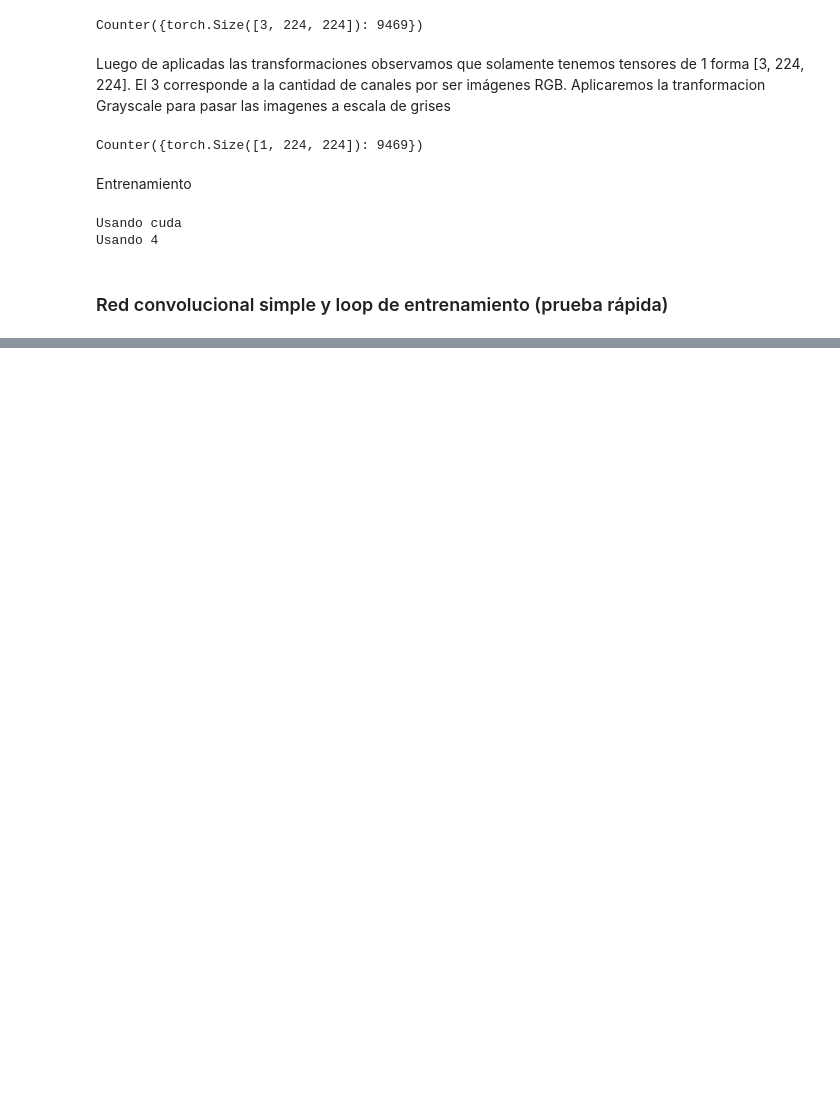
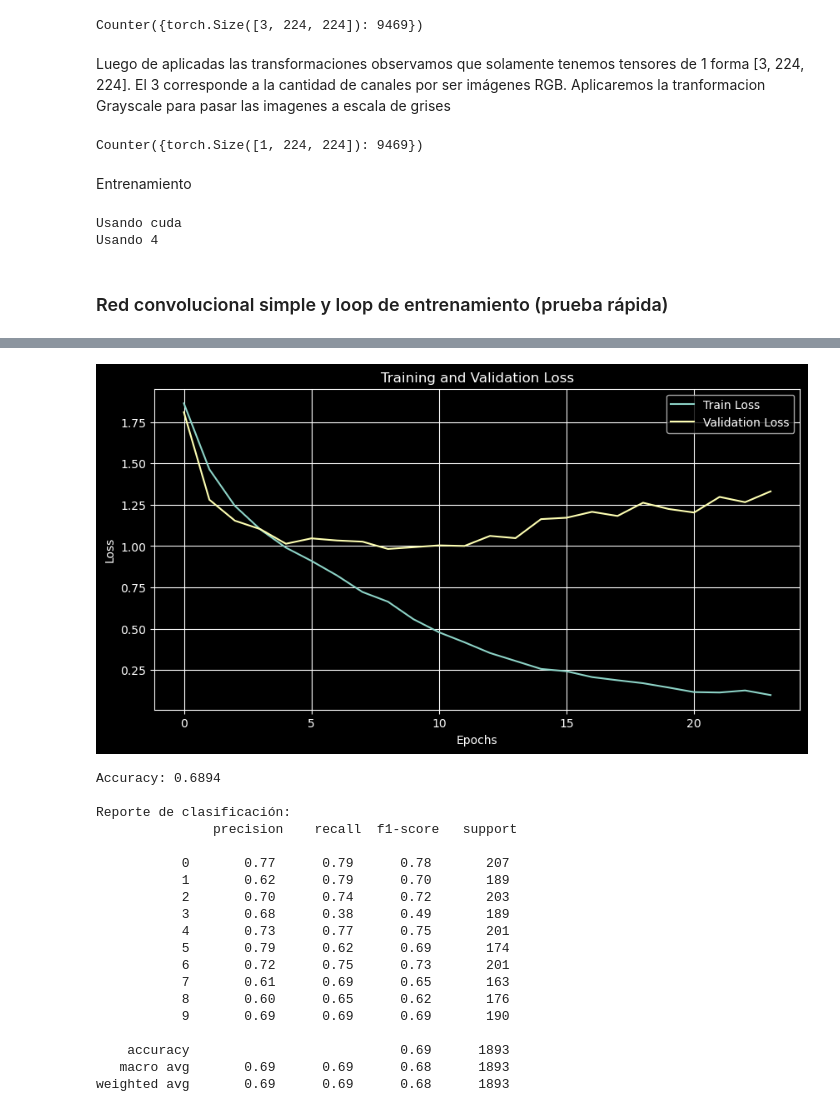
Before and after one commit to joacoguerrae/taller_dl, a Jupyter notebook: tarea_1/exploracion.ipynb, the cells around one changed output, grey strips where cells are left out. Drawn from its saved outputs; the diff is of its cells as text; code cells hidden in the pictures; blank space fills up the shorter version.

```diff
--- a/tarea_1/Tarea_1-letra.ipynb
+++ b/tarea_1/exploracion.ipynb
@@ -300,0 +488,24 @@ if Path('best_model.pt').exists():
+# %%
+utils.plot_taining(train_errors_improved, val_errors_improved)
+utils.model_calassification_report(model_improved, test_loader, DEVICE, nclasses)
+# %% [output]
+[figure, added]
+Accuracy: 0.6894
+
+Reporte de clasificación:
+               precision    recall  f1-score   support
+
+           0       0.77      0.79      0.78       207
+           1       0.62      0.79      0.70       189
+           2       0.70      0.74      0.72       203
+           3       0.68      0.38      0.49       189
+           4       0.73      0.77      0.75       201
+           5       0.79      0.62      0.69       174
+           6       0.72      0.75      0.73       201
+           7       0.61      0.69      0.65       163
+           8       0.60      0.65      0.62       176
+           9       0.69      0.69      0.69       190
+
+    accuracy                           0.69      1893
+   macro avg       0.69      0.69      0.68      1893
+weighted avg       0.69      0.69      0.68      1893
```
Also changed, not shown: parts of 9 cells of this notebook, 4 other files.
